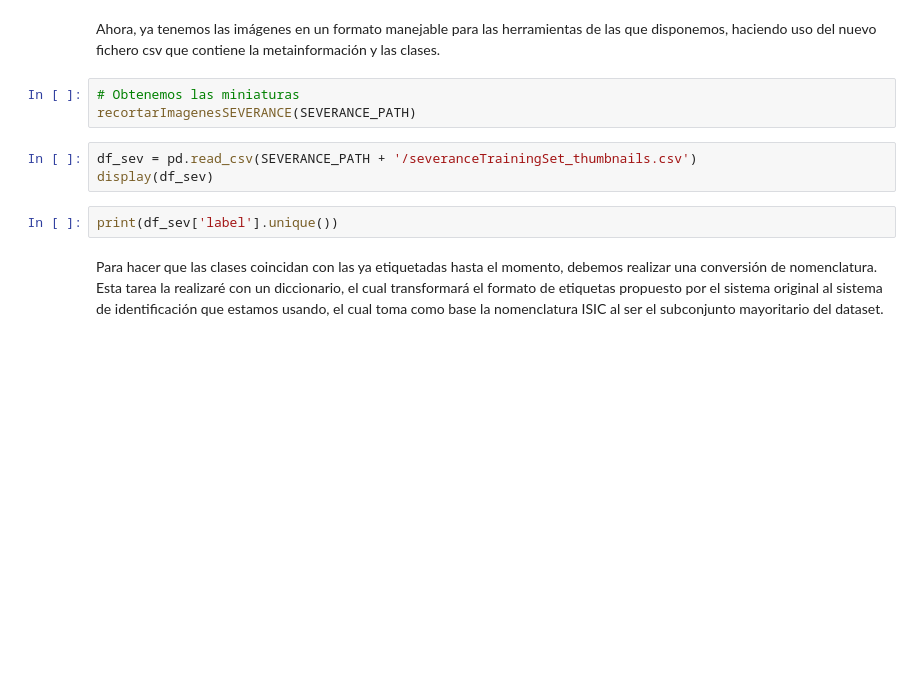
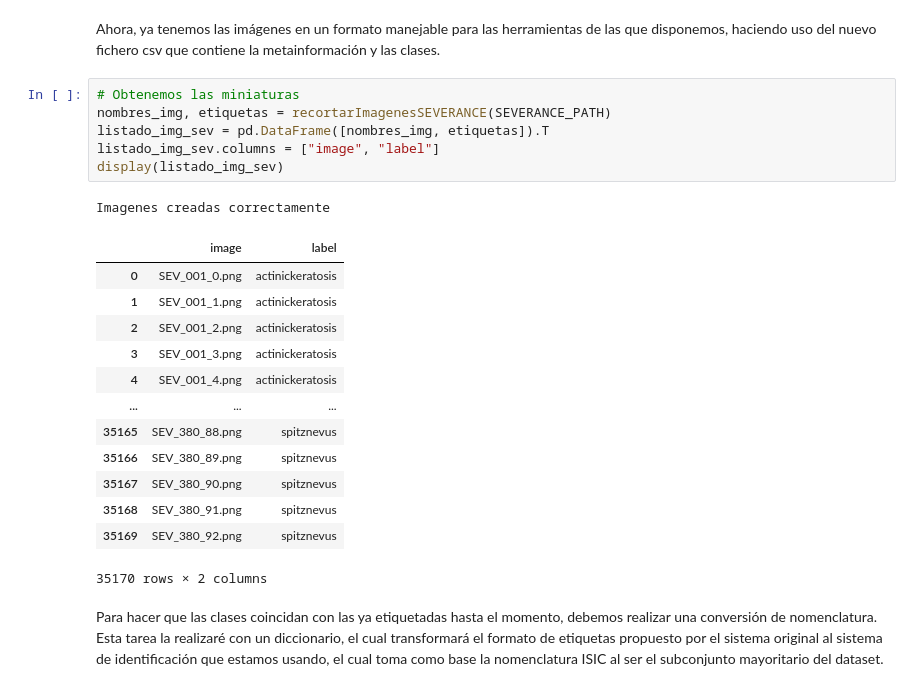
Before and after one commit to hexecoded/TFG, a Jupyter notebook: dataPreprocessing.ipynb, the cells around one changed output. Cells and saved outputs as stored; diff of their text form; blank space fills up the shorter version.

```diff
--- a/dataPreprocessing.ipynb
+++ b/dataPreprocessing.ipynb
@@ -614,12 +560,25 @@ def recortarImagenesSEVERANCE(path):
 Ahora, ya tenemos las imágenes en un formato manejable para las herramientas de las que disponemos, haciendo uso del nuevo fichero csv que contiene la metainformación y las clases.
 # %%
 # Obtenemos las miniaturas
-recortarImagenesSEVERANCE(SEVERANCE_PATH)
+nombres_img, etiquetas = recortarImagenesSEVERANCE(SEVERANCE_PATH)
+listado_img_sev = pd.DataFrame([nombres_img, etiquetas]).T
+listado_img_sev.columns = ["image", "label"]
+display(listado_img_sev)
+# %% [output]
+Imagenes creadas correctamente
+|  | image | label |
+| 0 | SEV_001_0.png | actinickeratosis |
+| 1 | SEV_001_1.png | actinickeratosis |
+| 2 | SEV_001_2.png | actinickeratosis |
+| 3 | SEV_001_3.png | actinickeratosis |
+| 4 | SEV_001_4.png | actinickeratosis |
+| ... | ... | ... |
+| 35165 | SEV_380_88.png | spitznevus |
+| 35166 | SEV_380_89.png | spitznevus |
+| 35167 | SEV_380_90.png | spitznevus |
+| 35168 | SEV_380_91.png | spitznevus |
+| 35169 | SEV_380_92.png | spitznevus |
+35170 rows × 2 columns
-# %%
-df_sev = pd.read_csv(SEVERANCE_PATH + '/severanceTrainingSet_thumbnails.csv')
-display(df_sev)
-# %%
-print(df_sev['label'].unique())
 # %% [markdown]
 Para hacer que las clases coincidan con las ya etiquetadas hasta el momento, debemos realizar una conversión de nomenclatura. Esta tarea la realizaré con un diccionario, el cual transformará el formato de etiquetas propuesto por el sistema original al sistema de identificación que estamos usando, el cual toma como base la nomenclatura ISIC al ser el subconjunto mayoritario del dataset.
 # %%
```
Also changed, not shown: parts of 16 cells of this notebook, 4 other files.
